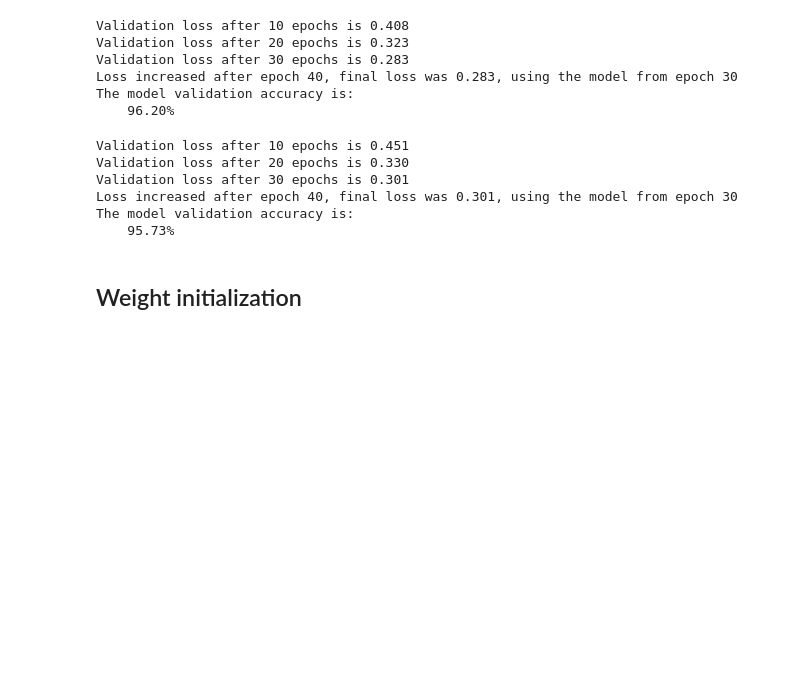
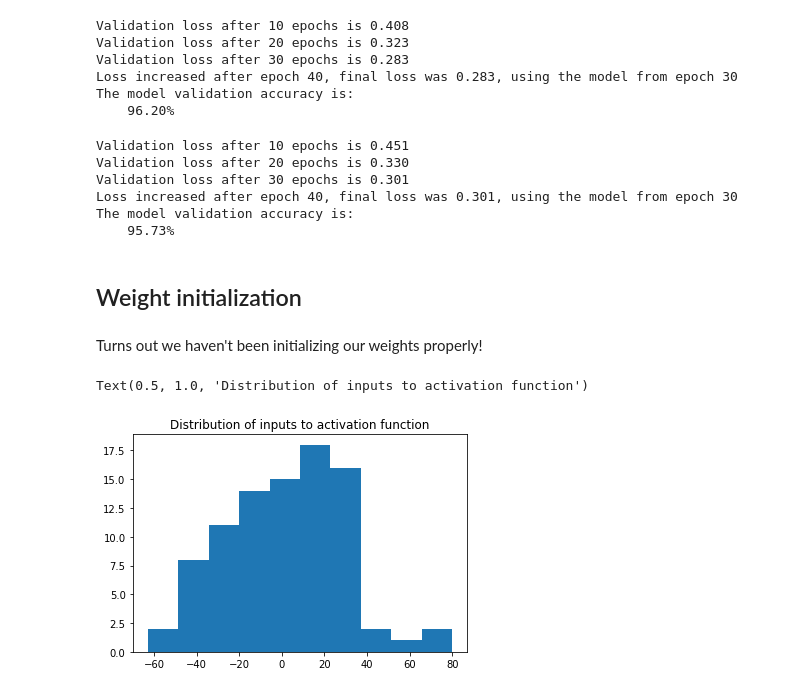
Before and after one commit to SethHWeidman/Conference_talks, a Jupyter notebook: ODSC_East_2019_DLFS/Deep Learning From Scratch.ipynb, the cells around one changed output. Saved outputs shown, nothing was run; the diff lists cells and outputs as text; code cells hidden in the pictures; blank space fills up the shorter version.

```diff
--- a/ODSC_East_2019_DLFS/Deep Learning From Scratch.ipynb
+++ b/ODSC_East_2019_DLFS/Deep Learning From Scratch.ipynb
@@ -2854,3 +2854,19 @@ The model validation accuracy is:
     95.73%
 # %% [markdown]
 ## Weight initialization
+# %% [markdown]
+Turns out we haven't been initializing our weights properly!
+# %%
+np.random.seed(20190501)
+
+n_feat = 784
+n_hidden = 89
+
+a = np.random.randn(1, n_feat)
+b = np.random.randn(n_feat, n_hidden)
+
+plt.hist(np.dot(a, b).reshape(n_hidden));
+plt.title("Distribution of inputs to activation function")
+# %% [output]
+Text(0.5, 1.0, 'Distribution of inputs to activation function')
+[figure, added]
```
Also changed, not shown: parts of 33 cells of this notebook.
